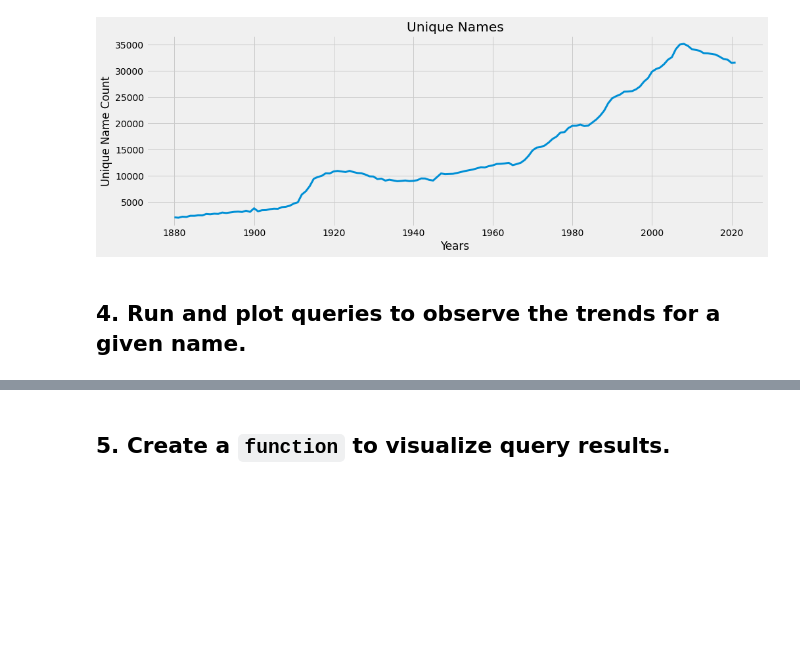
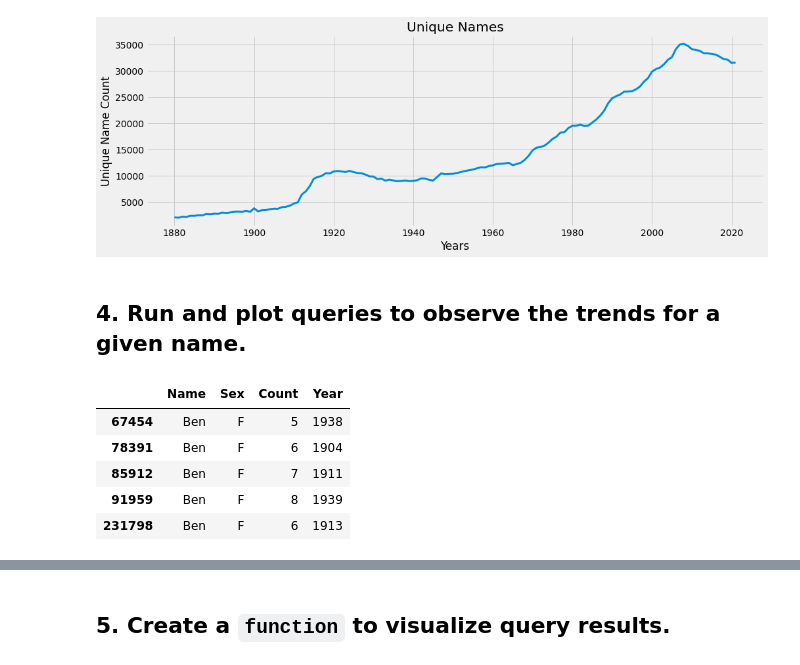
Before and after one commit to benkaan001/pandas_and_beyond, a Jupyter notebook: analyze_data/02_registered_names.ipynb, the cells around one changed output, grey strips where cells are left out. Saved outputs shown, nothing was run; the diff lists cells and outputs as text; code cells hidden in the pictures; blank space fills up the shorter version.

```diff
--- a/analyze_data/02_registered_names.ipynb
+++ b/analyze_data/02_registered_names.ipynb
@@ -140,3 +140,12 @@ plt.show()
 [figure]
 # %% [markdown]
 ## 4. Run and plot queries to observe the trends for a given name.
+# %%
+df.query(' Name == "Ben" and Sex == "F" ').head(5)
+# %% [output]
+|  | Name | Sex | Count | Year |
+| 67454 | Ben | F | 5 | 1938 |
+| 78391 | Ben | F | 6 | 1904 |
+| 85912 | Ben | F | 7 | 1911 |
+| 91959 | Ben | F | 8 | 1939 |
+| 231798 | Ben | F | 6 | 1913 |
```
Also changed, not shown: parts of 5 cells of this notebook.
